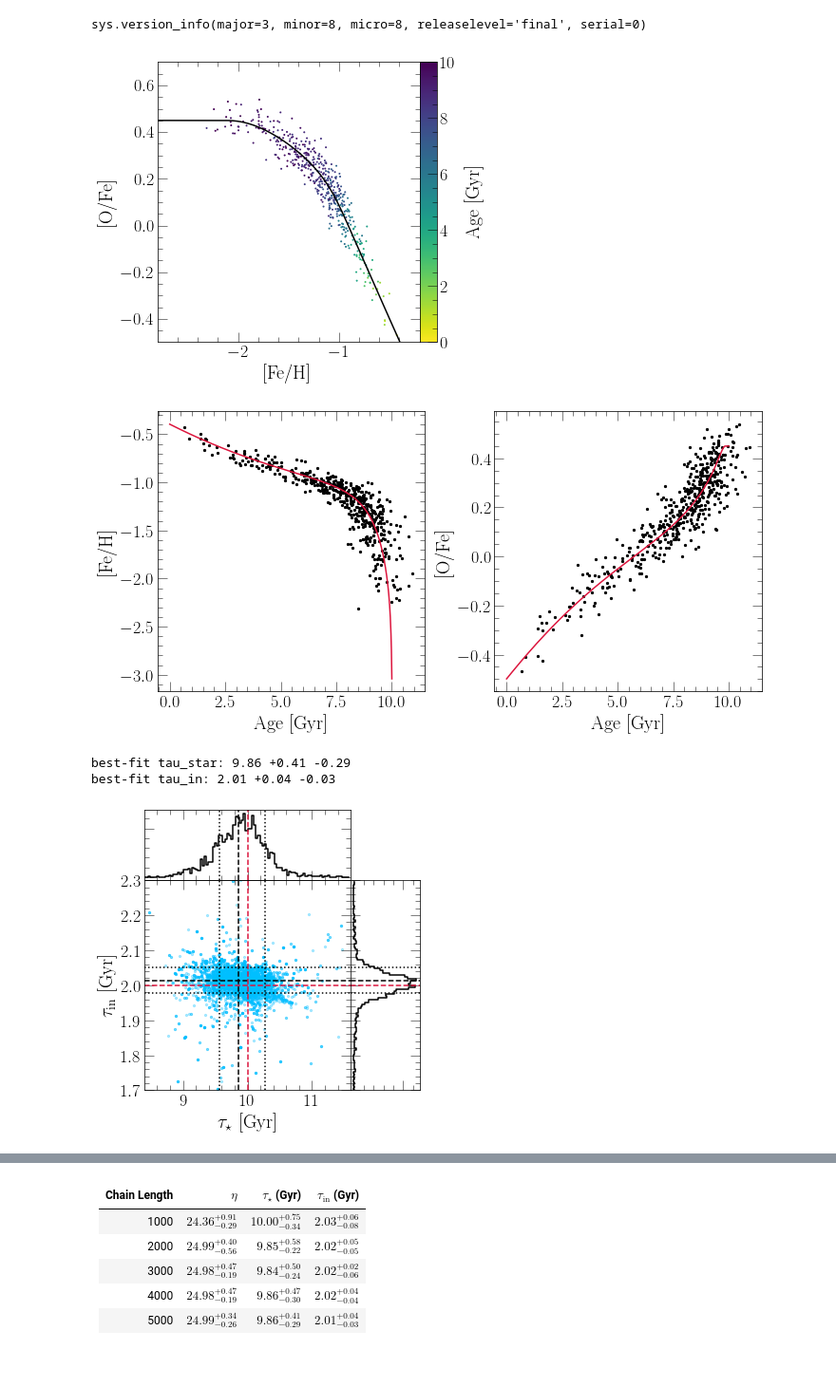
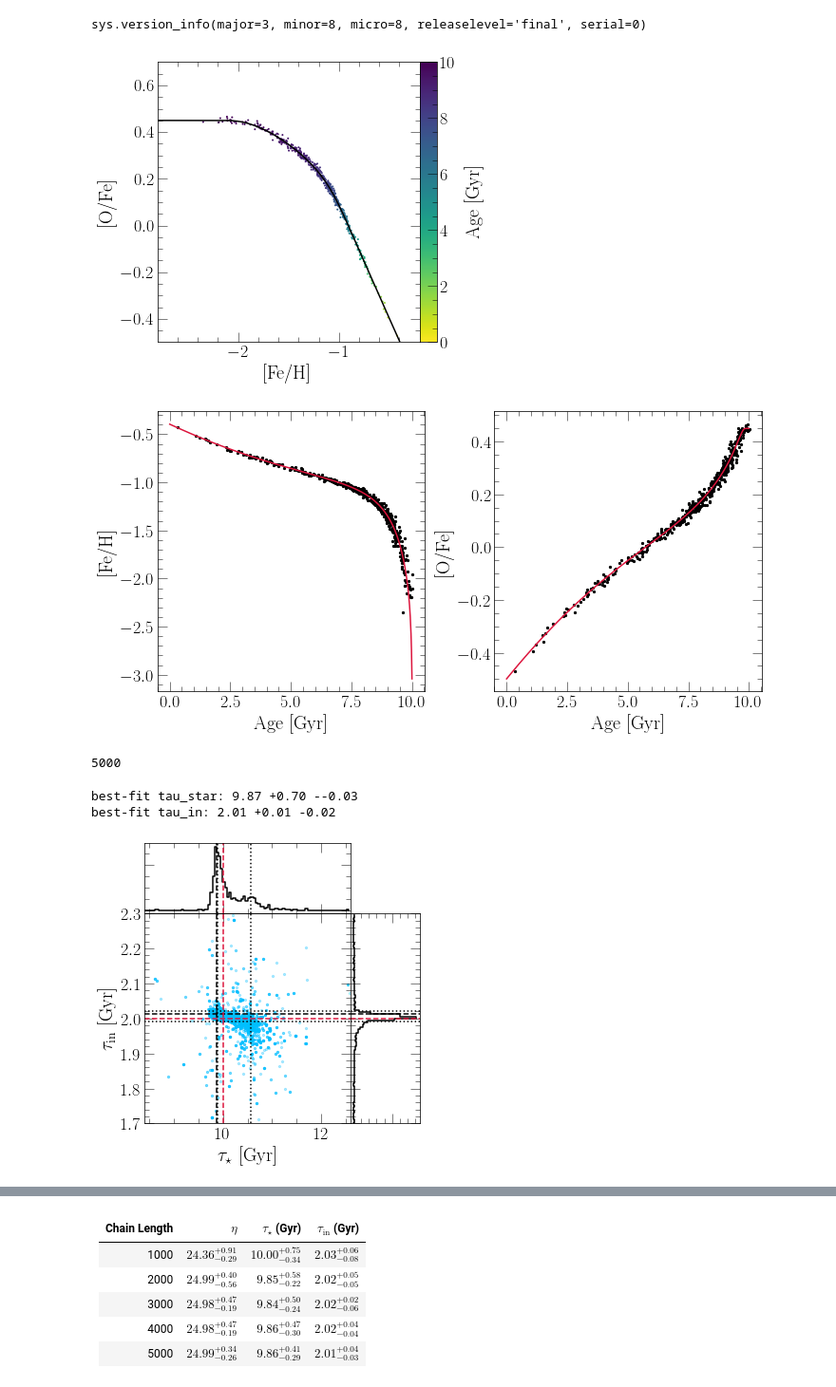
Before and after one commit to giganano/h3halo, a Jupyter notebook: notebooks/mock.ipynb, the cells around one changed output, grey strips where cells are left out. Shown at 95% size. Cells and saved outputs as stored; diff of their text form; code cells hidden in the pictures.

```diff
--- a/notebooks/mock.ipynb
+++ b/notebooks/mock.ipynb
@@ -14,10 +14,12 @@ print(sys.version_info)
 # %% [output]
 sys.version_info(major=3, minor=8, micro=8, releaselevel='final', serial=0)
 # %%
-raw = np.genfromtxt("../mock.dat")
+# raw = np.genfromtxt("../mocksamples/noages.dat")
+raw = np.genfromtxt("../mocksamples/precise.dat")
 data = vice.dataframe({})
 data["[fe/h]"] = [row[0] for row in raw]
 data["[o/fe]"] = [row[2] for row in raw]
+# data["age"] = len(data["[fe/h]"]) * [float("nan")]
 data["age"] = [row[4] for row in raw]
 out = vice.output("../mock")
 # %%
@@ -31,6 +33,7 @@ ax.set_xlim([-2.8, -0.2])
 ax.set_ylim([-0.5, 0.7])
 kwargs = {
     "s": 1,
+#     "c": named_colors()["black"]
     "c": data["age"],
     "vmin": 0,
     "vmax": 10,
@@ -51,7 +54,7 @@ cbar_ax.set_position([
 ])
 plt.show()
 # %% [output]
-[figure, old version]
+[figure, new version]
 # %%
 fig = plt.figure(figsize = (10, 5))
 axes = []
@@ -71,10 +74,15 @@ for i in range(len(axes)):
 plt.tight_layout()
 plt.show()
 # %% [output]
-[figure, old version]
+[figure, new version]
 # %%
 # raw_chain = np.genfromtxt("../mockchain.out")
-raw_chain = np.genfromtxt("../mockchain_5000.out")
+# raw_chain = np.genfromtxt("../mockchain_5000.out")
+raw_chain = np.genfromtxt("../mocksamples/precise_5000.out")
+# raw_chain = np.genfromtxt("../mocksamples/imprecise_5000.out")
+# raw_chain = np.genfromtxt("../mocksamples/large_5000.out")
+# raw_chain = np.genfromtxt("../mocksamples/small_5000.out")
+# raw_chain = np.genfromtxt("../mocksamples/noages_5000.out")
 mcmc_chain = {}
 mcmc_chain["tau_in"] = [row[0] for row in raw_chain]
 mcmc_chain["tau_star"] = [row[1] for row in raw_chain]
@@ -86,6 +94,9 @@ true_values = {
     "eta": 25
 }
 max_idx = mcmc_chain["logp"].index(max(mcmc_chain["logp"]))
+print(len(mcmc_chain["tau_in"]))
+# %% [output]
+5000
 # %%
 fig = plt.figure()
 gs = GridSpec(4, 4, wspace = 0, hspace = 0)
@@ -94,7 +105,7 @@ top = fig.add_subplot(gs[0,0:3], sharex = ax)
 right = fig.add_subplot(gs[1:4,3], sharey = ax)
 
 save = True
-figname = "tauin_taustar_5000"
+figname = "tauin_taustar_noages"
 
 # xkey = "eta"
 # xlabel = r"$\eta$"
@@ -105,7 +116,7 @@ ylabel = r"$\tau_\text{in}$ [Gyr]"
 limits = {
     "eta": [22, 28],
     "tau_in": [1.7, 2.3],
-    "tau_star": [8.4, 11.6]
+    "tau_star": [8.4, 12.6]
 }
 xlim = limits[xkey]
 ylim = limits[ykey]
@@ -182,33 +193,33 @@ fit_kwargs = {
 
 ax.plot(2 * [sixteen[0]], ax.get_ylim(), linestyle = ':', **fit_kwargs)
 ax.plot(2 * [mcmc_chain[xkey][max_idx]], ax.get_ylim(), linestyle = '--', **fit_kwargs)
 ax.plot(2 * [eightyfour[0]], ax.get_ylim(), linestyle = ':', **fit_kwargs)
 ax.plot(ax.get_xlim(), 2 * [sixteen[1]], linestyle = ':', **fit_kwargs)
 ax.plot(ax.get_xlim(), 2 * [mcmc_chain[ykey][max_idx]], linestyle = '--', **fit_kwargs)
 ax.plot(ax.get_xlim(), 2 * [eightyfour[1]], linestyle = ':', **fit_kwargs)
 ax.plot(2 * [true_values[xkey]], ax.get_ylim(), **true_value_kwargs)
 ax.plot(ax.get_xlim(), 2 * [true_values[ykey]], **true_value_kwargs)
 
 right_lim = right.get_xlim()
 top_lim = top.get_ylim()
 
 top.plot(2 * [sixteen[0]], top_lim, linestyle = ':', **fit_kwargs)
 top.plot(2 * [mcmc_chain[xkey][max_idx]], top_lim, linestyle = '--', **fit_kwargs)
 top.plot(2 * [eightyfour[0]], top_lim, linestyle = ':', **fit_kwargs)
 top.plot(2 * [true_values[xkey]], top_lim, **true_value_kwargs)
 top.set_ylim(top_lim)
 right.plot(right_lim, 2 * [sixteen[1]], linestyle = ':', **fit_kwargs)
 right.plot(right_lim, 2 * [mcmc_chain[ykey][max_idx]], linestyle = '--', **fit_kwargs)
 right.plot(right_lim, 2 * [eightyfour[1]], linestyle = ':', **fit_kwargs)
 right.plot(right_lim, 2 * [true_values[ykey]], **true_value_kwargs)
 right.set_xlim(right_lim)
 
 plt.tight_layout()
 if save:
     for ext in ["pdf", "png"]: plt.savefig("./mock/%s.%s" % (figname, ext))
 else: pass
 plt.show()
 # %% [output]
-best-fit tau_star: 9.86 +0.41 -0.29
-best-fit tau_in: 2.01 +0.04 -0.03
+best-fit tau_star: 9.87 +0.70 --0.03
+best-fit tau_in: 2.01 +0.01 -0.02
-[figure, old version]
+[figure, new version]
```
Also changed, not shown: parts of 3 cells of this notebook, 35 other files.
